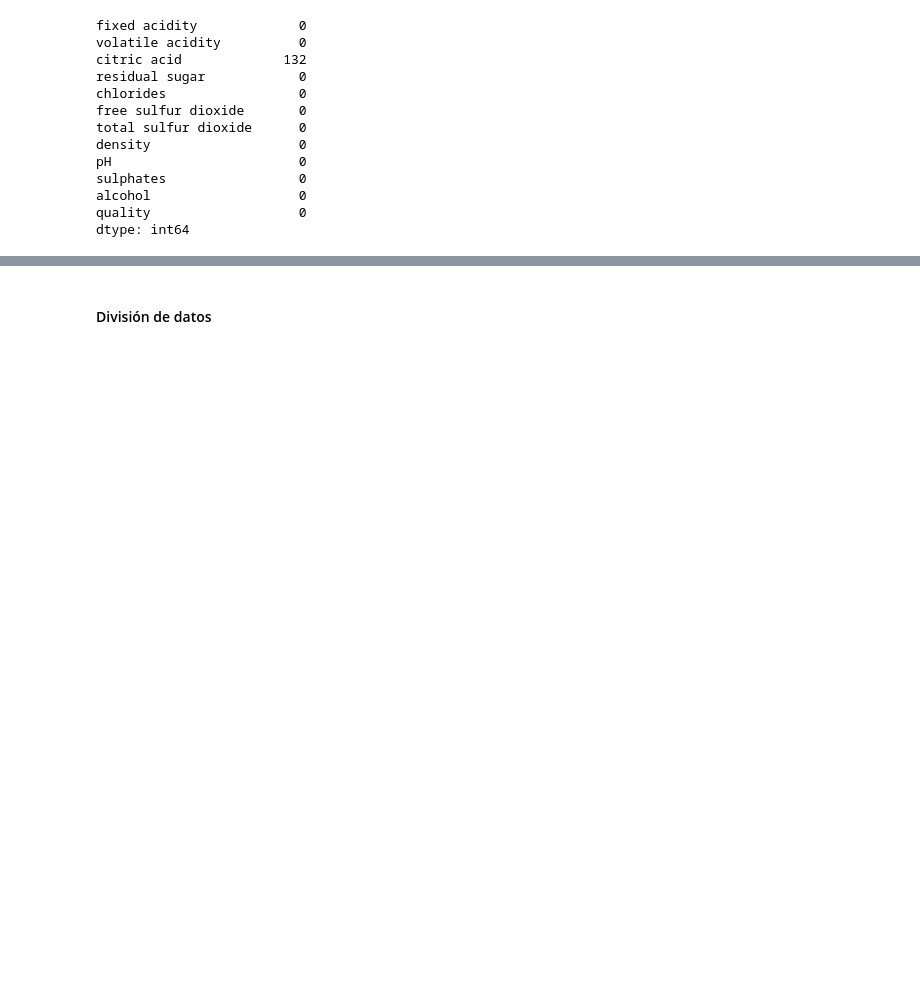
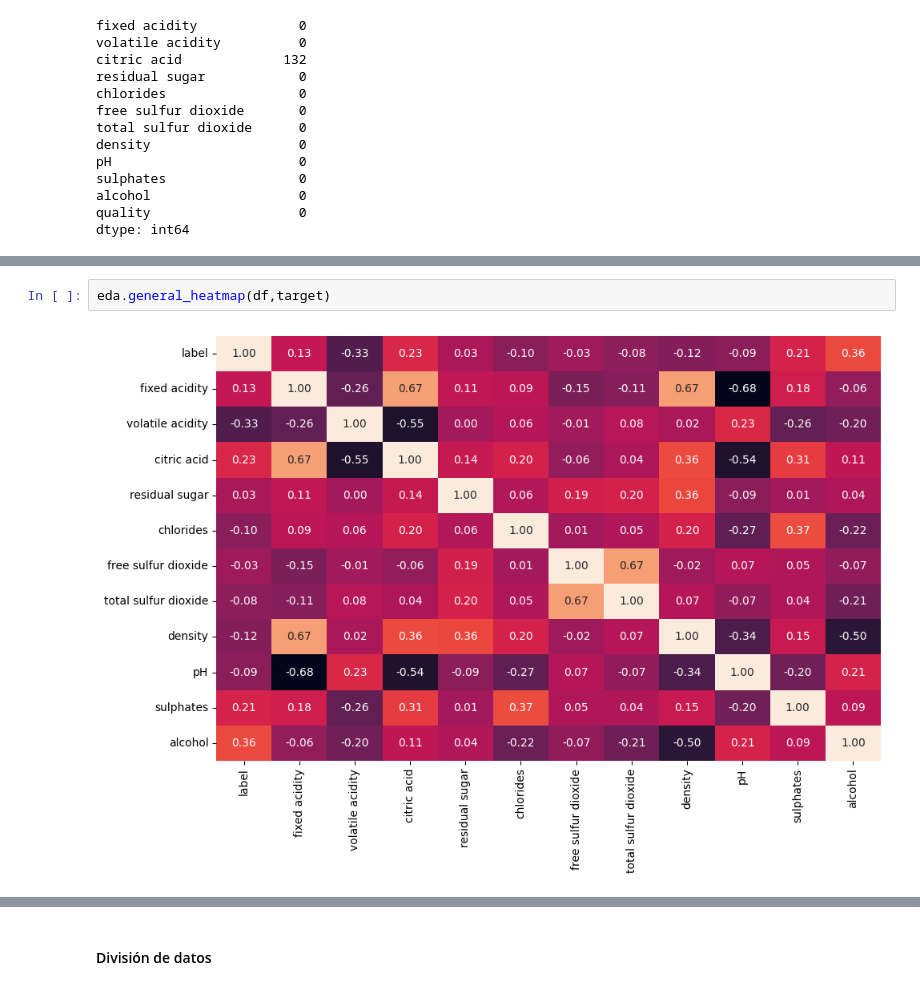
Before and after one commit to 4GeeksAcademy/ViceVareles_Bea_Intro_ML, a Jupyter notebook: src/08-k-nearest-neigbours.ipynb, the cells around one changed output, grey strips where cells are left out. Saved outputs shown, nothing was run; the diff lists cells and outputs as text; blank space fills up the shorter version.

```diff
--- a/src/08-k-nearest-neigbours.ipynb
+++ b/src/08-k-nearest-neigbours.ipynb
@@ -200,0 +237,4 @@ df.head()
+# %%
+eda.general_heatmap(df,target)
+# %% [output]
+[figure, added]
```
Also changed, not shown: parts of 44 cells of this notebook, 1 other file.
